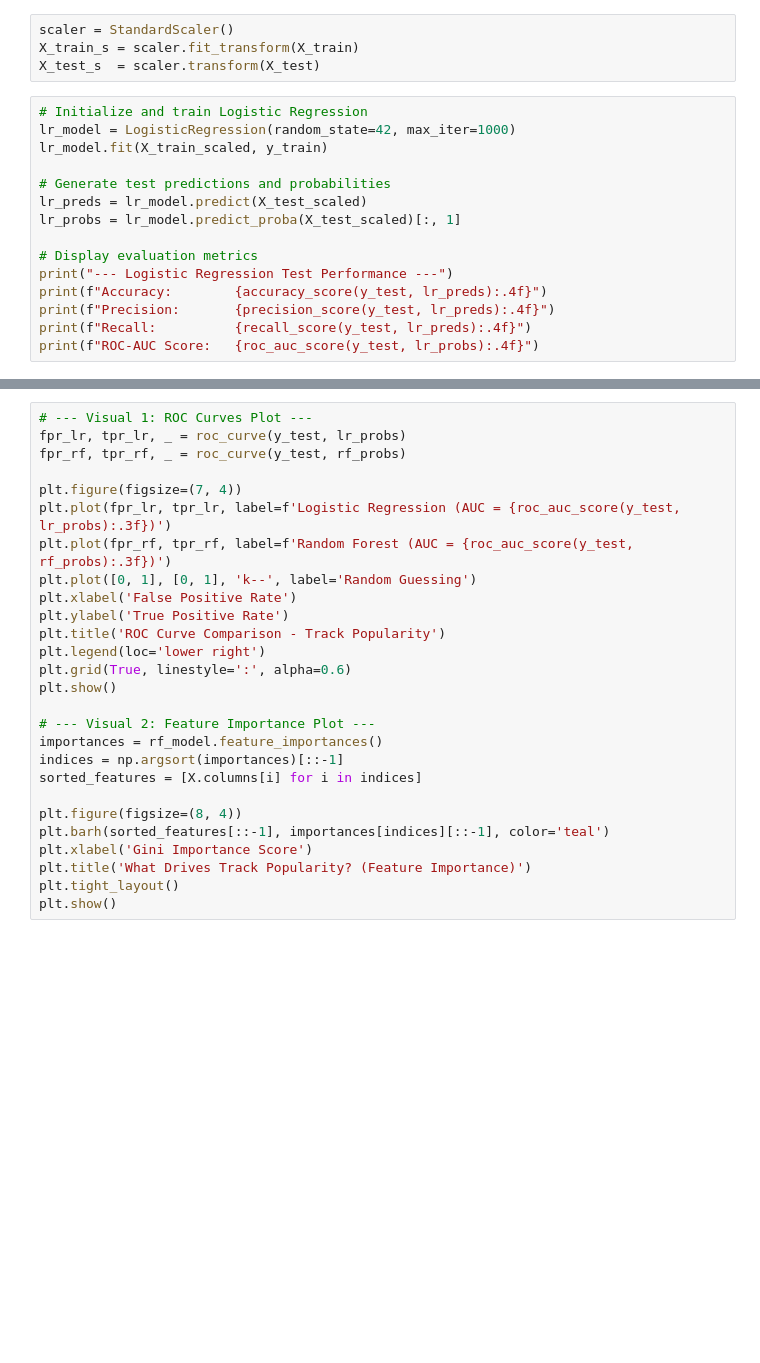
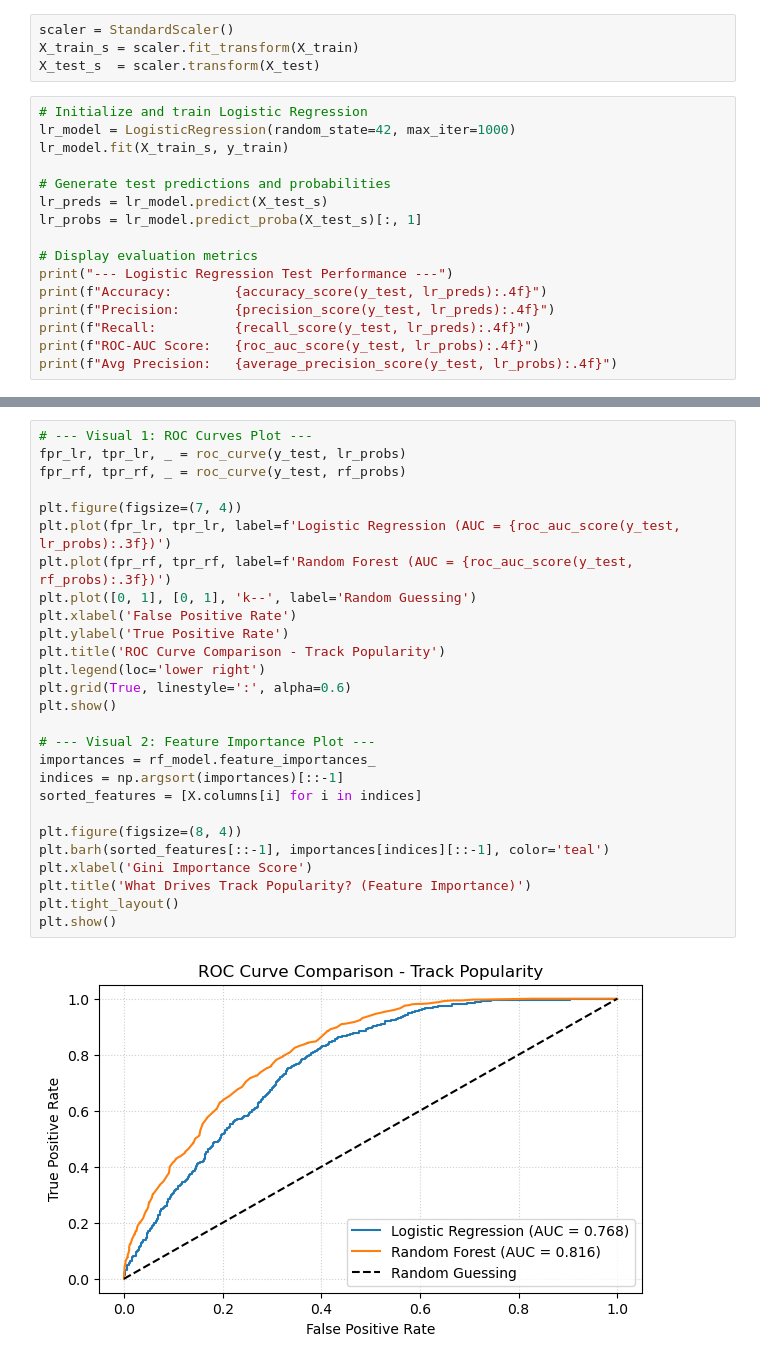
Before and after one commit to jubiadas004/spotify-popularity-prediction, a Jupyter notebook: spotify_data_science.ipynb, the cells around one changed output, grey strips where cells are left out. Drawn from its saved outputs; the diff is of its cells as text; blank space fills up the shorter version.

Commit message:
Fix variable names and feature_importances; add metrics

```diff
--- a/spotify_data_science.ipynb
+++ b/spotify_data_science.ipynb
@@ -138,11 +136,11 @@ X_test_s  = scaler.transform(X_test)
 # %%
 # Initialize and train Logistic Regression
 lr_model = LogisticRegression(random_state=42, max_iter=1000)
-lr_model.fit(X_train_scaled, y_train)
+lr_model.fit(X_train_s, y_train)
 
 # Generate test predictions and probabilities
-lr_preds = lr_model.predict(X_test_scaled)
-lr_probs = lr_model.predict_proba(X_test_scaled)[:, 1]
+lr_preds = lr_model.predict(X_test_s)
+lr_probs = lr_model.predict_proba(X_test_s)[:, 1]
 
 # Display evaluation metrics
 print("--- Logistic Regression Test Performance ---")
@@ -150,4 +148,5 @@ print(f"Accuracy:        {accuracy_score(y_test, lr_preds):.4f}")
 print(f"Precision:       {precision_score(y_test, lr_preds):.4f}")
 print(f"Recall:          {recall_score(y_test, lr_preds):.4f}")
 print(f"ROC-AUC Score:   {roc_auc_score(y_test, lr_probs):.4f}")
+print(f"Avg Precision:   {average_precision_score(y_test, lr_probs):.4f}")
 # %% [output]
@@ -170,27 +180,29 @@ print(f"ROC-AUC Score:   {roc_auc_score(y_test, rf_probs):.4f}")
 # %%
 # --- Visual 1: ROC Curves Plot ---
 fpr_lr, tpr_lr, _ = roc_curve(y_test, lr_probs)
 fpr_rf, tpr_rf, _ = roc_curve(y_test, rf_probs)
 
 plt.figure(figsize=(7, 4))
 plt.plot(fpr_lr, tpr_lr, label=f'Logistic Regression (AUC = {roc_auc_score(y_test, lr_probs):.3f})')
 plt.plot(fpr_rf, tpr_rf, label=f'Random Forest (AUC = {roc_auc_score(y_test, rf_probs):.3f})')
 plt.plot([0, 1], [0, 1], 'k--', label='Random Guessing')
 plt.xlabel('False Positive Rate')
 plt.ylabel('True Positive Rate')
 plt.title('ROC Curve Comparison - Track Popularity')
 plt.legend(loc='lower right')
 plt.grid(True, linestyle=':', alpha=0.6)
 plt.show()
 
 # --- Visual 2: Feature Importance Plot ---
-importances = rf_model.feature_importances()
+importances = rf_model.feature_importances_
 indices = np.argsort(importances)[::-1]
 sorted_features = [X.columns[i] for i in indices]
 
 plt.figure(figsize=(8, 4))
 plt.barh(sorted_features[::-1], importances[indices][::-1], color='teal')
 plt.xlabel('Gini Importance Score')
 plt.title('What Drives Track Popularity? (Feature Importance)')
 plt.tight_layout()
 plt.show()
+# %% [output]
+[figure, added]
```
Also changed, not shown: parts of 5 cells of this notebook.
